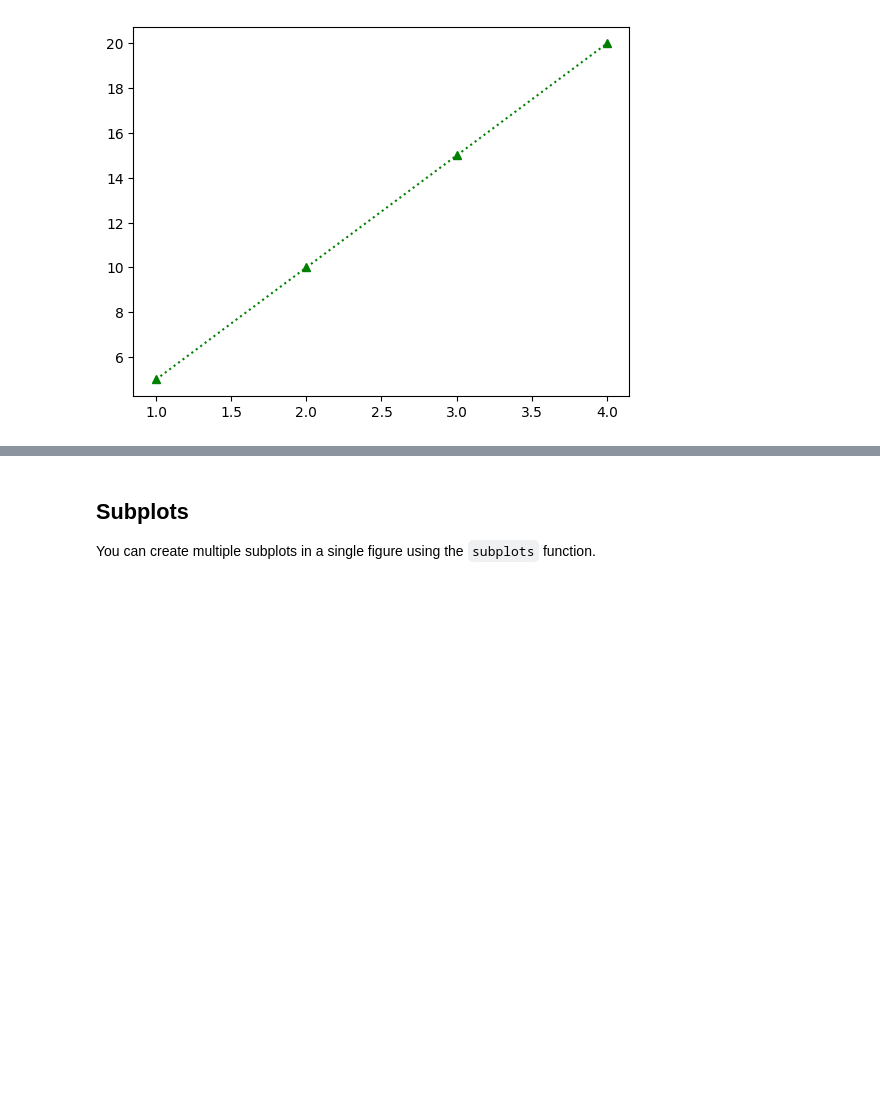
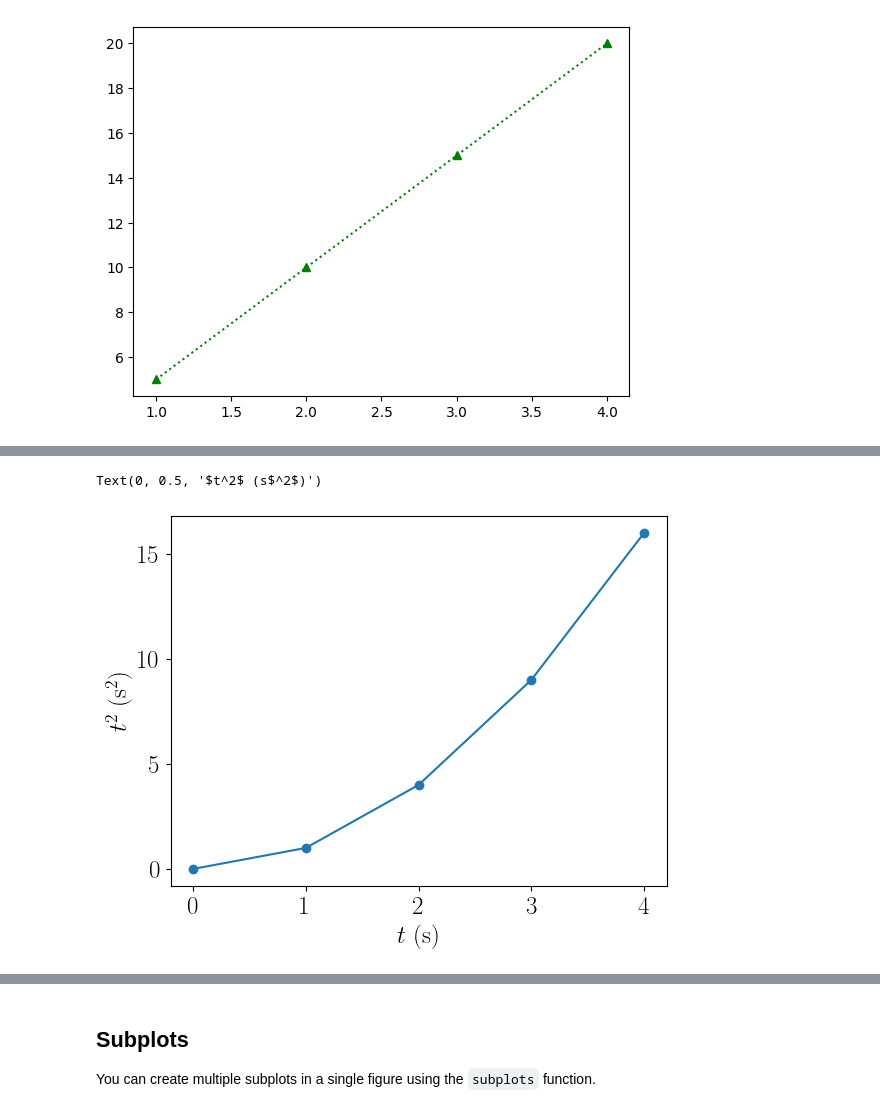
Before and after one commit to intensivedatacomp/WignerCamp2026, a Jupyter notebook: BasicProgramming/matplotlib_basics_solutions.ipynb, the cells around one changed output, grey strips where cells are left out. Saved outputs shown, nothing was run; the diff lists cells and outputs as text; code cells hidden in the pictures; blank space fills up the shorter version.

```diff
--- a/BasicProgramming/matplotlib_basics_solutions.ipynb
+++ b/BasicProgramming/matplotlib_basics_solutions.ipynb
@@ -70,0 +86,17 @@ plt.yscale('log')
+# %%
+# Task 2 Solution
+plt.rcParams.update({
+    "text.usetex": True,
+    "font.family": "serif",
+    "font.size": 18
+})
+
+x = [0, 1, 2, 3, 4]
+y = [0, 1, 4, 9, 16]
+
+plt.plot(x, y, marker='o')
+plt.xlabel("$t$ (s)")
+plt.ylabel("$t^2$ (s$^2$)")
+# %% [output]
+Text(0, 0.5, '$t^2$ (s$^2$)')
+[figure, added]
```
Also changed, not shown: parts of 30 cells of this notebook, 1 other file.
